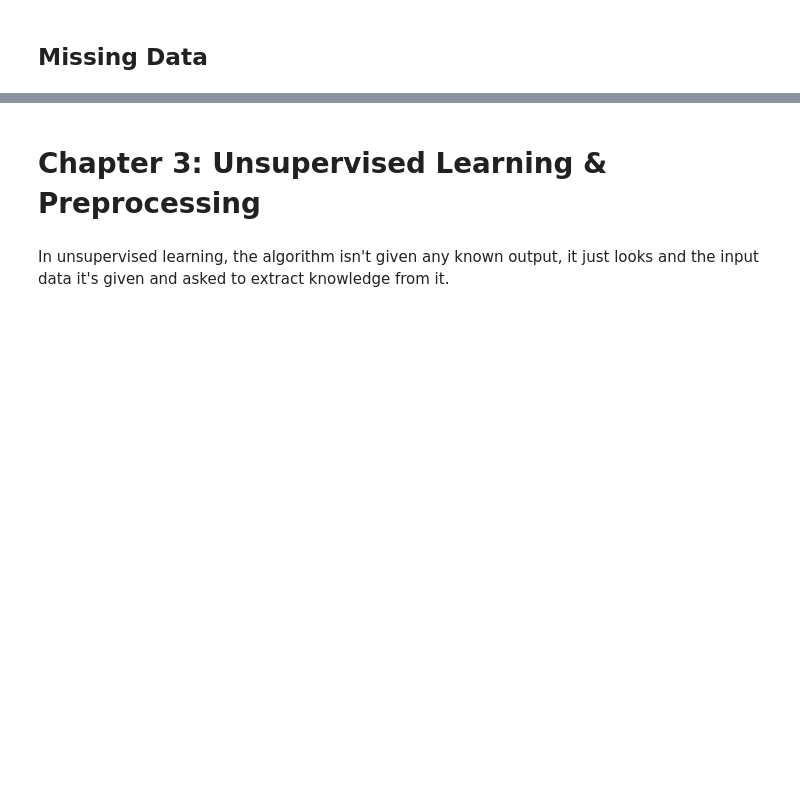
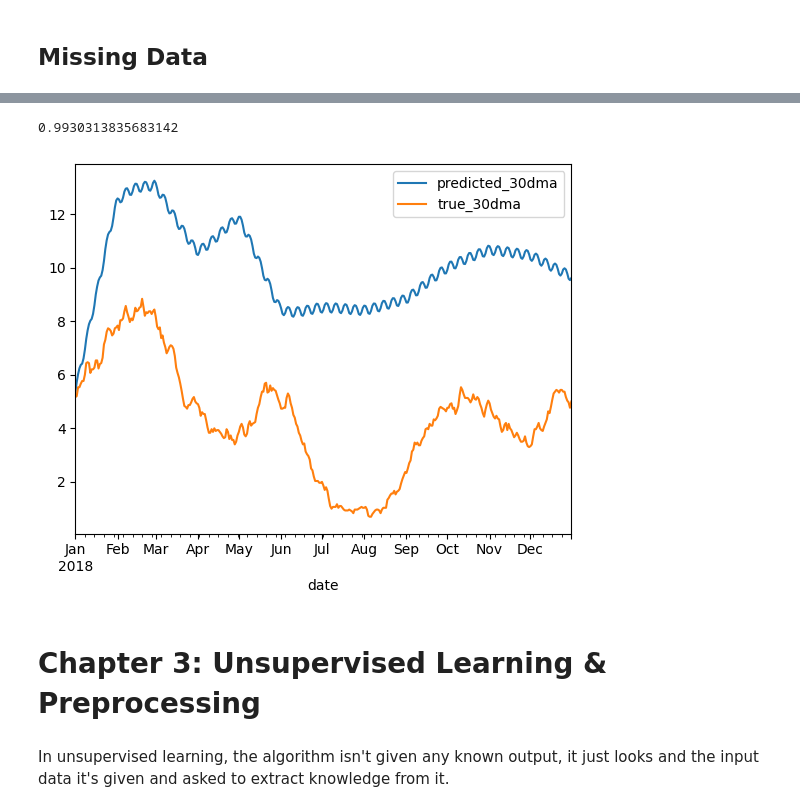
Before and after one commit to lyonsja-mathematics/machine_learning_projects, a Jupyter notebook: Scikit-Learn.ipynb, the cells around one changed output, grey strips where cells are left out. Saved outputs shown, nothing was run; the diff lists cells and outputs as text; code cells hidden in the pictures; blank space fills up the shorter version.

```diff
--- a/Scikit-Learn.ipynb
+++ b/Scikit-Learn.ipynb
@@ -492,0 +532,4 @@ Predicted target: [1 0 2 1 1 0]
+# %%
+lr2.score(X, y)
+# %% [output]
+0.9930313835683142
@@ -493,3 +539,49 @@ Predicted target: [1 0 2 1 1 0]
+# %%
+while predicted_df.date.max() < pd.to_datetime('2019-01-01'):
+    next_date=predicted_df.date.max() + pd.Timedelta(1,'d')
+    X_new=pd.DataFrame({'date':[next_date]})
+    dow=X_new.date.dt.day_of_week.values[0]
+    mth=X_new.date.dt.month.values[0]
+    for c in list(X.columns):
+        X_new[c] = 0
+    if dow != 0:
+        X_new.loc[0, 'day_of_week_'+str(dow)] = 1
+    if mth != 1:
+        X_new.loc[0, 'month_'+str(mth)] = 1
+
+    date_i=X_new.loc[0, 'date']
+
+    for j in range(1,31):
+        date_i_minus_j=date_i - pd.Timedelta(j,'d')
+        if date_i_minus_j in list(predicted_df.date):
+            lagged_value=float(predicted_df[predicted_df.date == date_i_minus_j]['30DMA'])
+            colName='lag_'+str(j)+'d'
+            X_new.loc[0, colName] = lagged_value
+
+    X_new=X_new.drop(columns='date')
+
+    predicted_df=pd.concat(
+        [predicted_df,
+         pd.DataFrame(
+             {'date':[next_date],
+              '30DMA':float(lr2.predict(X_new))
+             }
+         )
+        ]
+    )
+
+    predicted_df=predicted_df.reset_index(drop=True)
+# %%
+pdf=pd.merge(
+    left=predicted_df.rename(columns={'30DMA':'predicted_30dma'})[['date','predicted_30dma']],
+    right=true_df.query("date >= '2018-01-01'").rename(
+        columns={'30DMA':'true_30dma'})[['date','true_30dma']],
+    on='date')
+# %%
+pdf.plot(x='date')
+plt.show()
+# %% [output]
+[figure, added]
 # %% [markdown]
 # Chapter 3: Unsupervised Learning & Preprocessing
 # %% [markdown]
```
Also changed, not shown: parts of 89 cells of this notebook.
